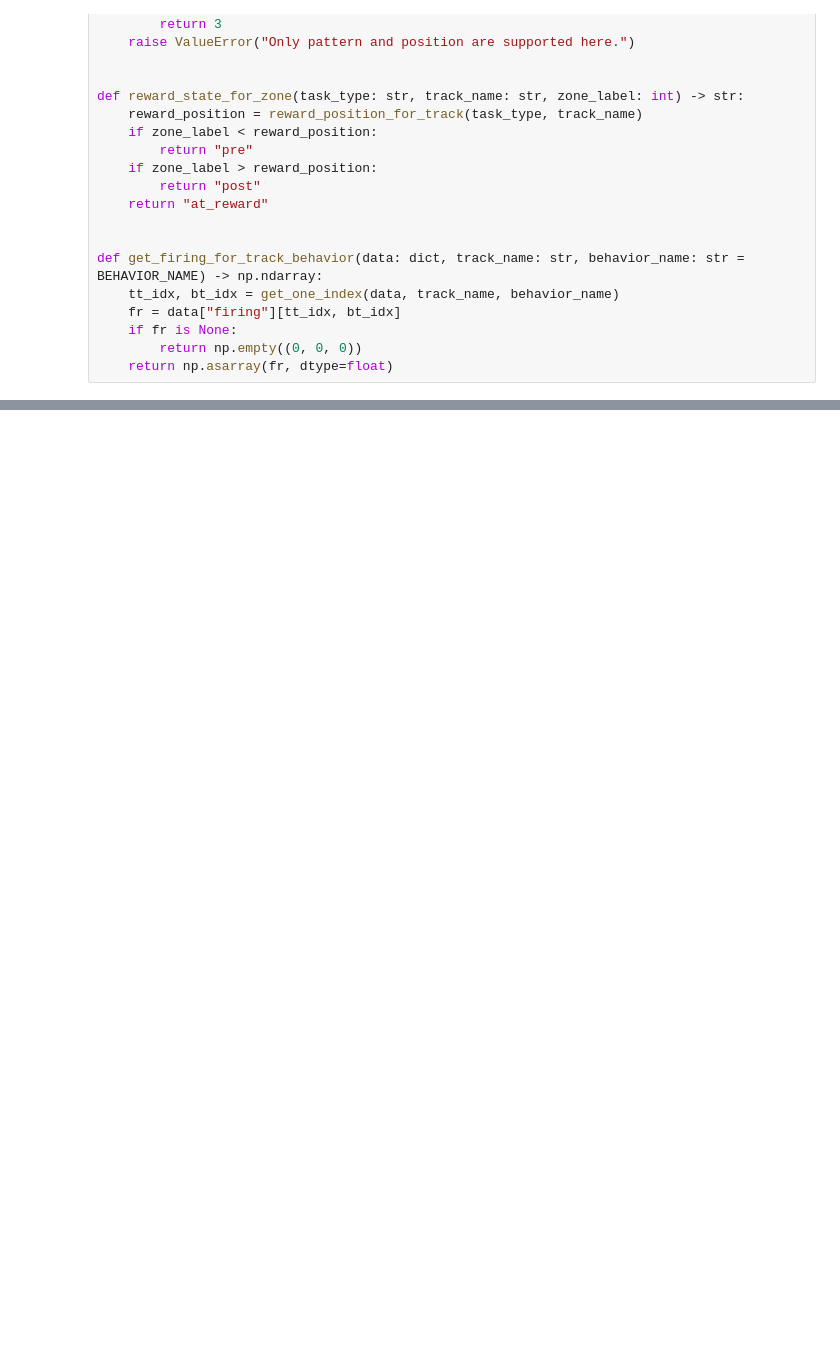
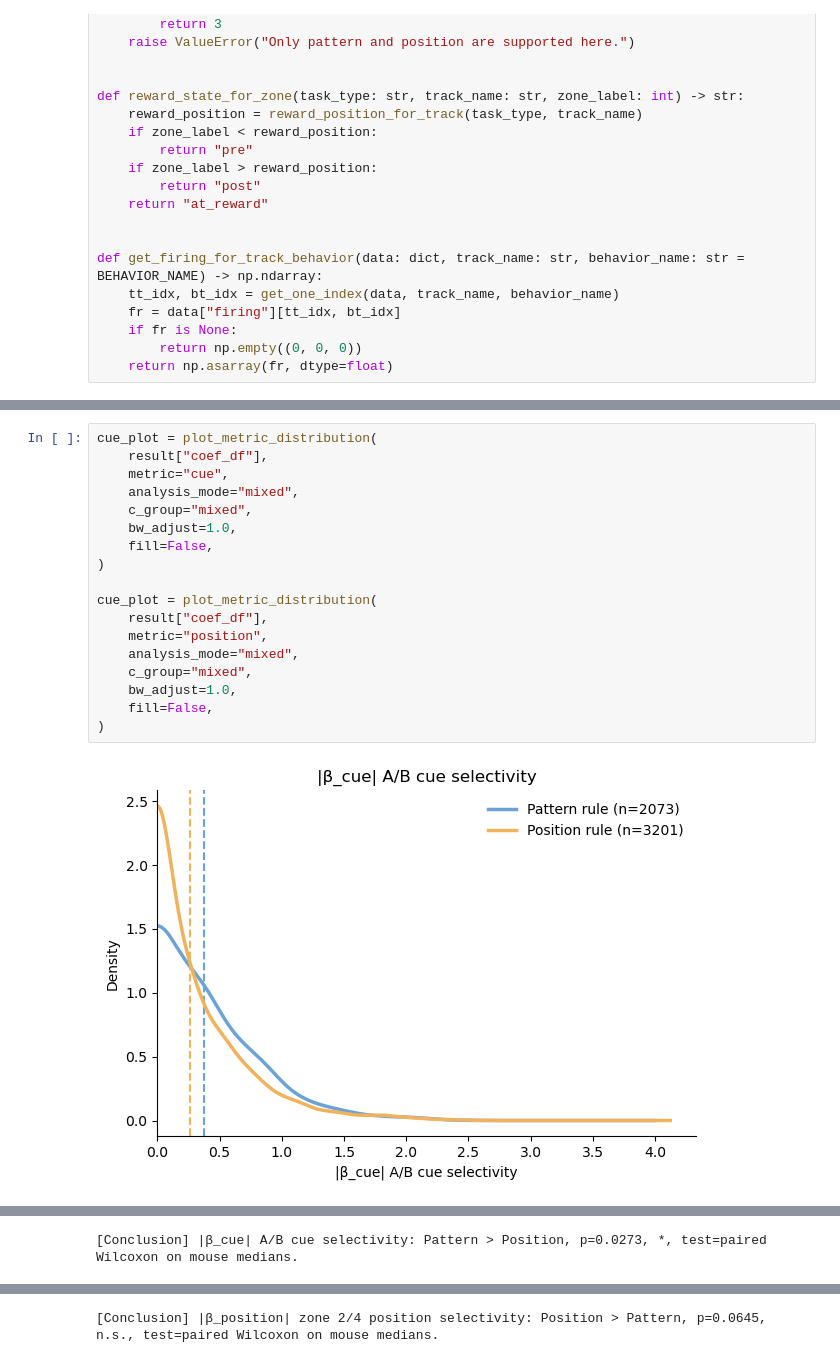
Before and after one commit to ymseq/ZhaoLab-analysis-python, a Jupyter notebook: src/HPC_2P_analysis/analysis/neuron_glm_selectivity.ipynb, the cells around one changed output, grey strips where cells are left out. Drawn from its saved outputs; the diff is of its cells as text; blank space fills up the shorter version.

```diff
--- a/src/HPC_2P_analysis/analysis/neuron_glm_selectivity.ipynb
+++ b/src/HPC_2P_analysis/analysis/neuron_glm_selectivity.ipynb
@@ -994,0 +1223,20 @@ Per-file selectivity summary:
+# %%
+cue_plot = plot_metric_distribution(
+    result["coef_df"],
+    metric="cue",
+    analysis_mode="mixed",
+    c_group="mixed",
+    bw_adjust=1.0,
+    fill=False,
+)
+
+cue_plot = plot_metric_distribution(
+    result["coef_df"],
+    metric="position",
+    analysis_mode="mixed",
+    c_group="mixed",
+    bw_adjust=1.0,
+    fill=False,
+)
+# %% [output]
+[figure, added]
@@ -994,0 +1245 @@ Per-file selectivity summary:
+[Conclusion] |β_cue| A/B cue selectivity: Pattern > Position, p=0.0273, *, test=paired Wilcoxon on mouse medians.
@@ -995 +1249,2 @@ Per-file selectivity summary:
+[Conclusion] |β_position| zone 2/4 position selectivity: Position > Pattern, p=0.0645, n.s., test=paired Wilcoxon on mouse medians.
 # %%
```
Also changed, not shown: parts of 13 cells of this notebook, 4 other files.
